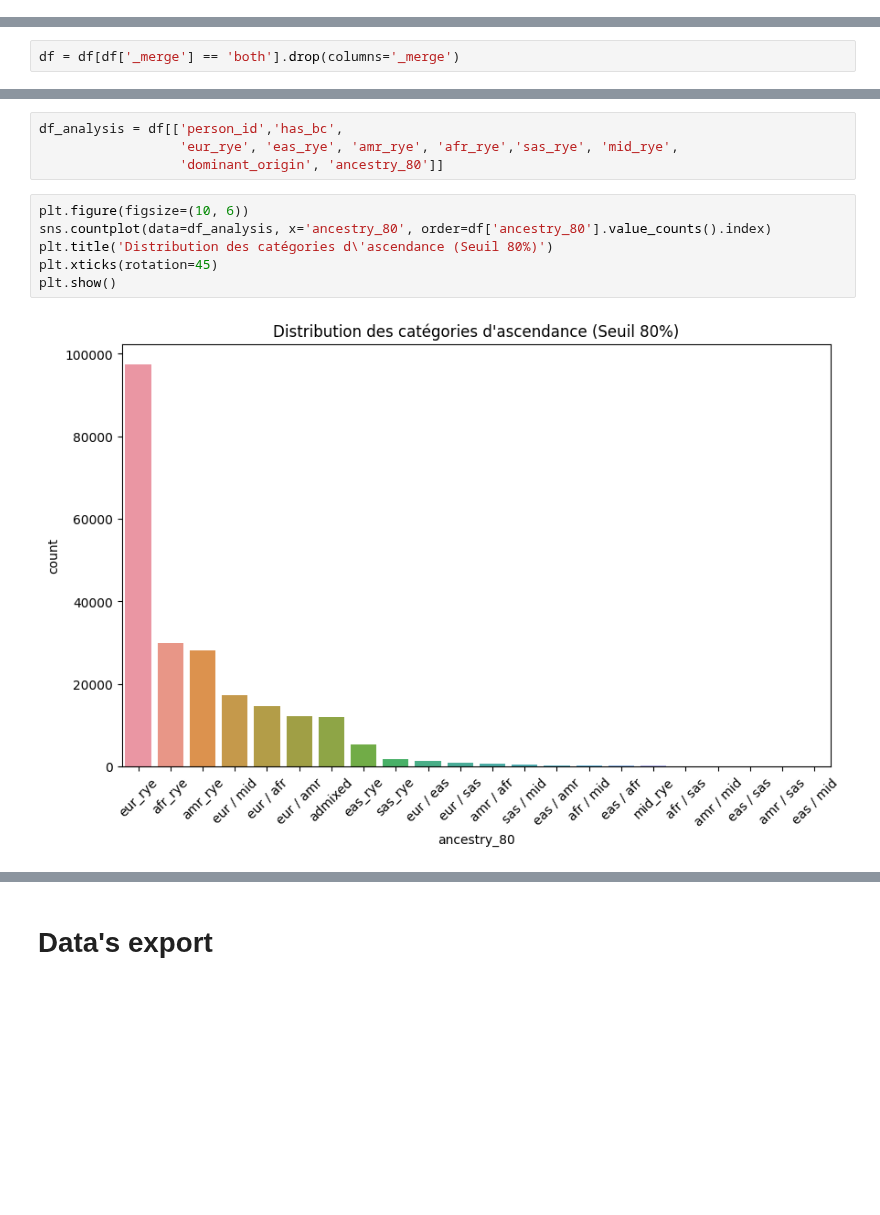
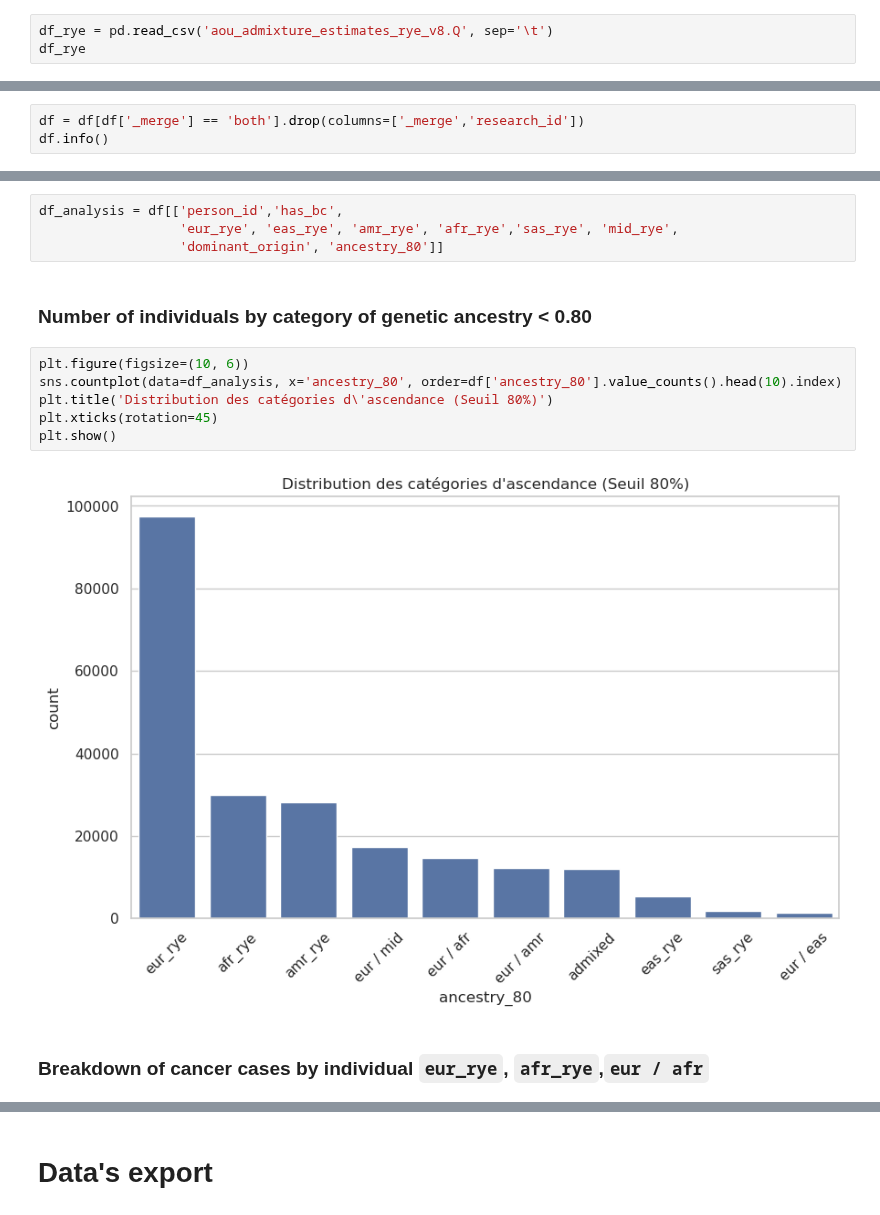
Before and after one commit to RR-DataSciences/Multi-trait-GWAS-in-admixed-populations, a Jupyter notebook: notebooks/51_BC_WITHIN_5Y_GeneticAncestry_Treatment.ipynb, the cells around one changed output, grey strips where cells are left out. Drawn from its saved outputs; the diff is of its cells as text; blank space fills up the shorter version.

Commit message:
Execute notebook 51_BC_WITHIN_5Y_GeneticAncestry_Treatment.ipynb

```diff
--- a/notebooks/51_BC_WITHIN_5Y_GeneticAncestry_Treatment.ipynb
+++ b/notebooks/51_BC_WITHIN_5Y_GeneticAncestry_Treatment.ipynb
@@ -100,0 +96,3 @@ FileNotFoundError: [Errno 2] No such file or directory: 'aou_admixture_estimates
+# %%
+df_rye = pd.read_csv('aou_admixture_estimates_rye_v8.Q', sep='\t')
+df_rye
@@ -151,4 +165,5 @@ Name: count, dtype: int64
 # %% [markdown]
 ## Selection of individuals with genetic ancestry information
 # %%
-df = df[df['_merge'] == 'both'].drop(columns='_merge')
+df = df[df['_merge'] == 'both'].drop(columns=['_merge','research_id'])
+df.info()
@@ -240,14 +265,18 @@ df['ancestry_80'] = df.apply(assign_ancestry, axis=1)
 df_analysis = df[['person_id','has_bc',
                   'eur_rye', 'eas_rye', 'amr_rye', 'afr_rye','sas_rye', 'mid_rye',
                   'dominant_origin', 'ancestry_80']]
+# %% [markdown]
+### Number of individuals by category of genetic ancestry < 0.80
 # %%
 plt.figure(figsize=(10, 6))
-sns.countplot(data=df_analysis, x='ancestry_80', order=df['ancestry_80'].value_counts().index)
+sns.countplot(data=df_analysis, x='ancestry_80', order=df['ancestry_80'].value_counts().head(10).index)
 plt.title('Distribution des catégories d\'ascendance (Seuil 80%)')
 plt.xticks(rotation=45)
 plt.show()
 # %% [output]
-[figure, old version]
+[figure, new version]
+# %% [markdown]
+### Breakdown of cancer cases by individual `eur_rye`, `afr_rye`,`eur / afr`
 # %%
 ethnie = ['eur_rye', 'afr_rye','eur / afr']
 
```
Also changed, not shown: parts of 18 cells of this notebook, 12 other files.
